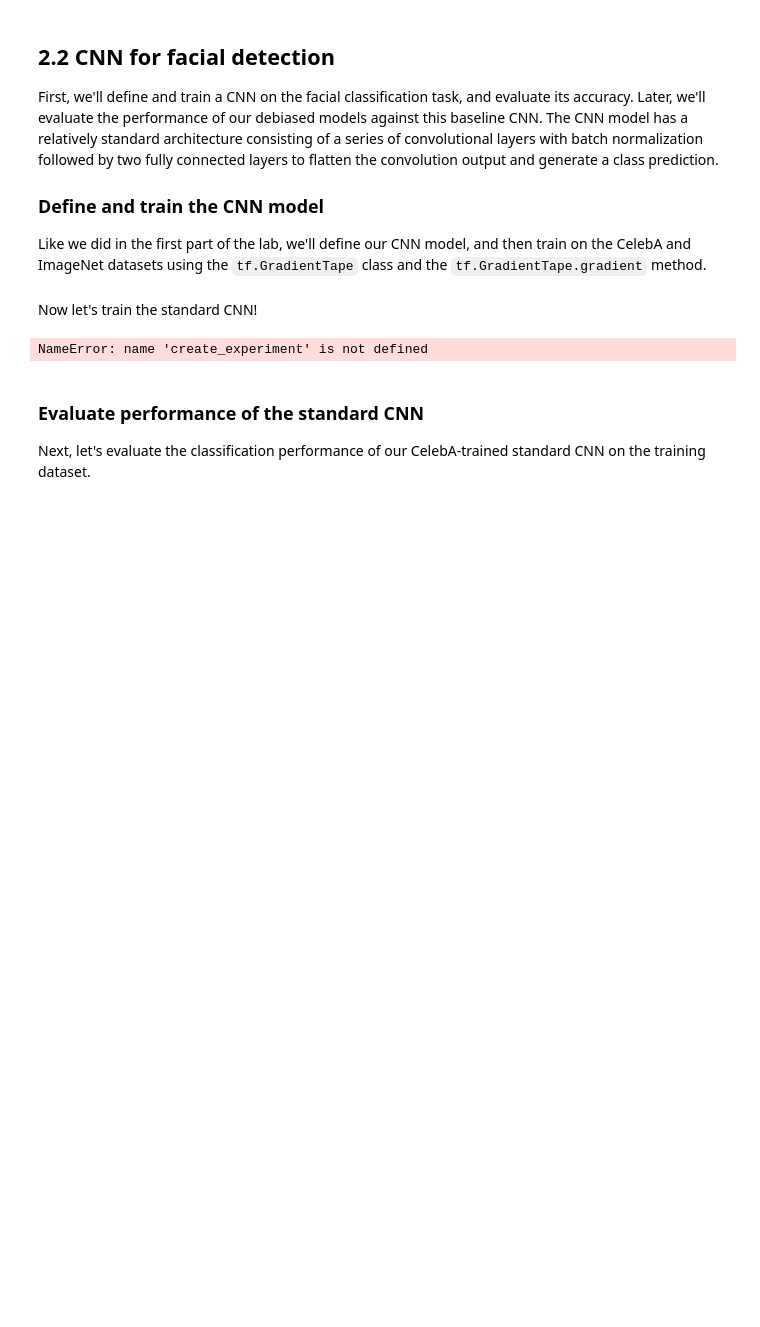
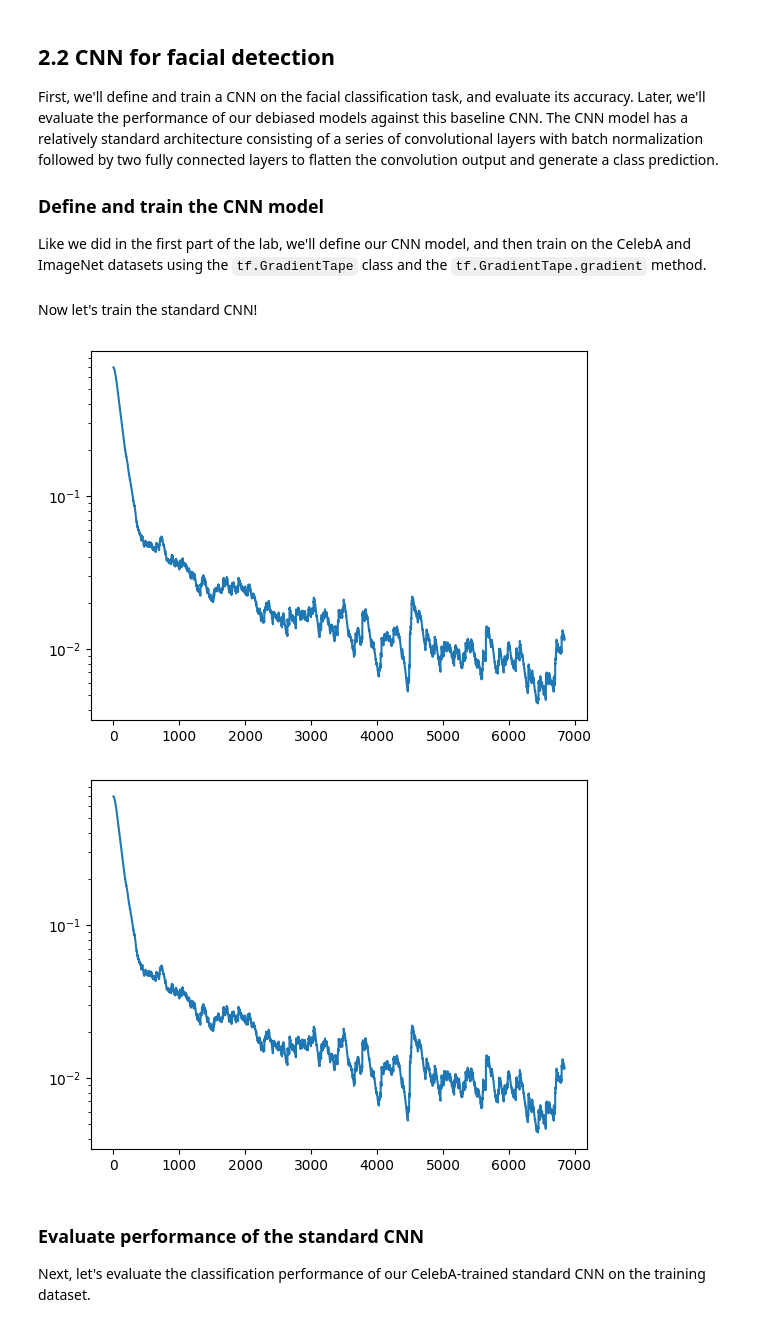
Before and after one commit to dangbenzy/MIT-Deep-learning, a Jupyter notebook: lab2/TF_Part2_Debiasing.ipynb, the cells around one changed output. Saved outputs shown, nothing was run; the diff lists cells and outputs as text; code cells hidden in the pictures; blank space fills up the shorter version.

```diff
--- a/lab2/TF_Part2_Debiasing.ipynb
+++ b/lab2/TF_Part2_Debiasing.ipynb
@@ -193,7 +191,7 @@ params = dict(
   learning_rate = 5e-4,
 )
 
-experiment = create_experiment("6S191_Lab2_Part2_CNN", params)
+experiment = create_experiment("standard_CNN", params)
 
 optimizer = tf.keras.optimizers.Adam(params["learning_rate"]) # define our optimizer
 loss_history = mdl.util.LossHistory(smoothing_factor=0.99) # to record loss evolution
@@ -201,34 +199,35 @@ plotter = mdl.util.PeriodicPlotter(sec=2, scale='semilogy')
 if hasattr(tqdm, '_instances'): tqdm._instances.clear() # clear if it exists
 
 @tf.function
 def standard_train_step(x, y):
   with tf.GradientTape() as tape:
     # feed the images into the model
     logits = standard_classifier(x)
     # Compute the loss
     loss = tf.nn.sigmoid_cross_entropy_with_logits(labels=y, logits=logits)
 
   # Backpropagation
   grads = tape.gradient(loss, standard_classifier.trainable_variables)
   optimizer.apply_gradients(zip(grads, standard_classifier.trainable_variables))
   return loss
 
 # The training loop!
 step = 0
 for epoch in range(params["num_epochs"]):
   for idx in tqdm(range(loader.get_train_size()//params["batch_size"])):
     # Grab a batch of training data and propagate through the network
     x, y = loader.get_batch(params["batch_size"])
     loss = standard_train_step(x, y)
 
     # Record the loss and plot the evolution of the loss as a function of training
     loss_history.append(loss.numpy().mean())
     plotter.plot(loss_history.get())
 
     experiment.log_metric("loss", loss.numpy().mean(), step=step)
     step += 1
 # %% [output]
-NameError: name 'create_experiment' is not defined
+[figure, added]
+[figure, added]
 # %% [markdown]
 ### Evaluate performance of the standard CNN
 
```
Also changed, not shown: parts of 14 cells of this notebook.
